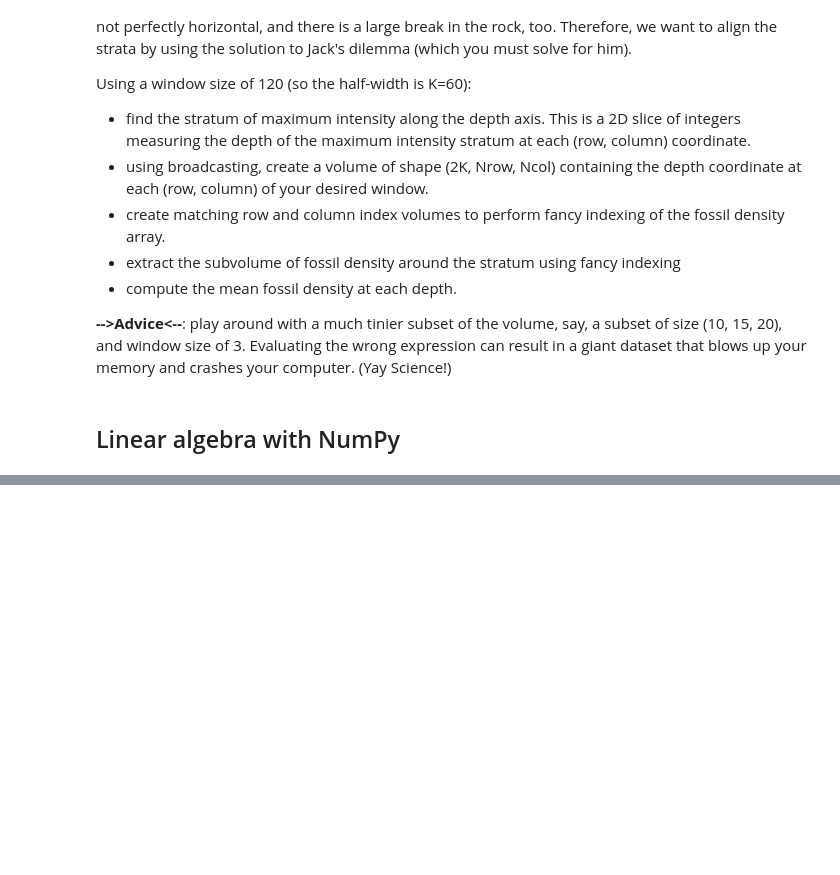
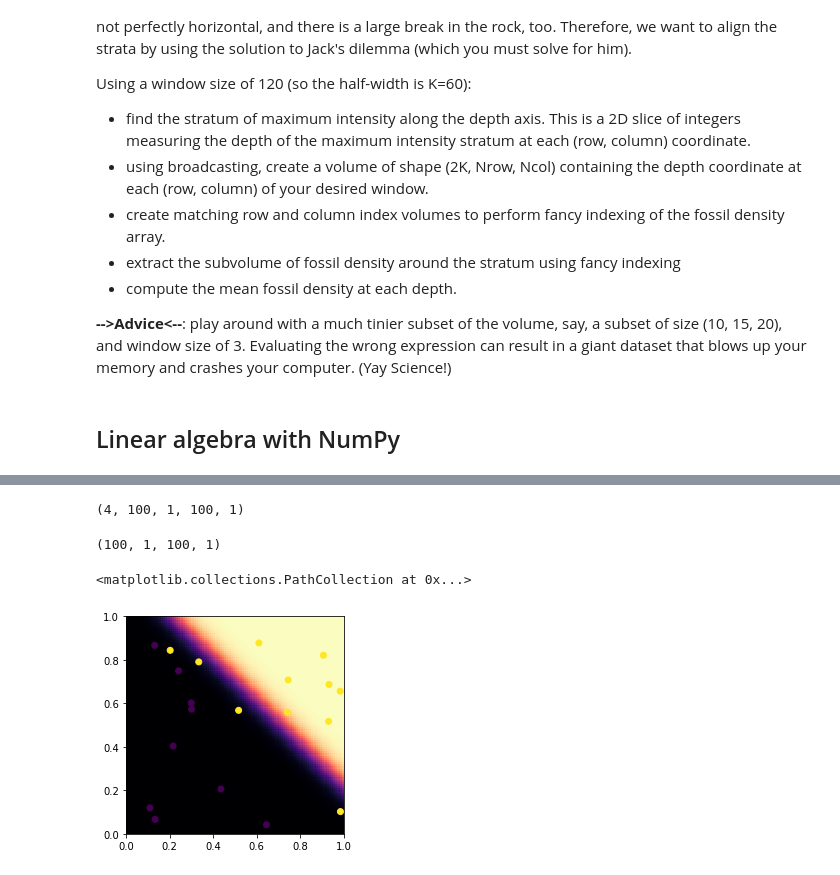
Before and after one commit to aspp-apac/2019-advanced-numpy, a Jupyter notebook: Advanced NumPy Patterns.ipynb, the cells around one changed output, grey strips where cells are left out. Cells and saved outputs as stored; diff of their text form; code cells hidden in the pictures; blank space fills up the shorter version.

```diff
--- a/Advanced NumPy Patterns.ipynb
+++ b/Advanced NumPy Patterns.ipynb
@@ -475,0 +631,22 @@ It turns out that mean filtering is not the "optimal" way to recover your signal
+# %%
+decision_space = np.mgrid[0:1:0.01, 0:1:1, 0:1:0.01, 1:2:1]
+# %%
+decision_space.shape
+# %% [output]
+(4, 100, 1, 100, 1)
+# %%
+prediction_image = sigmoid(decision_space.T @ Wout).T
+# %%
+prediction_image.shape
+# %% [output]
+(100, 1, 100, 1)
+# %%
+prediction_squeezed = np.squeeze(prediction_image)
+# %%
+fig, ax = plt.subplots()
+ax.imshow(prediction_squeezed, cmap='magma', origin='lower',
+          extent=[0, 1, 0, 1])
+ax.scatter(X[:, 2], X[:, 0], color=plt.cm.viridis(y))
+# %% [output]
+<matplotlib.collections.PathCollection at 0x...>
+[figure, added]
```
Also changed, not shown: parts of 35 cells of this notebook.
